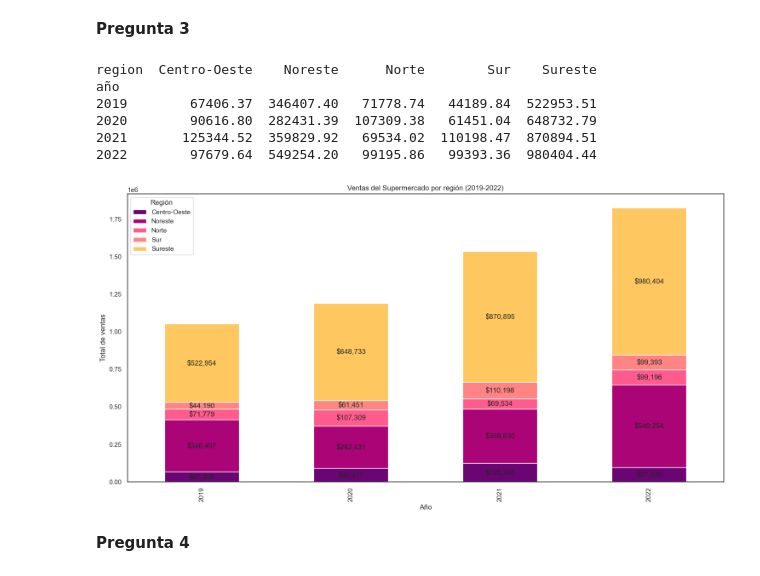
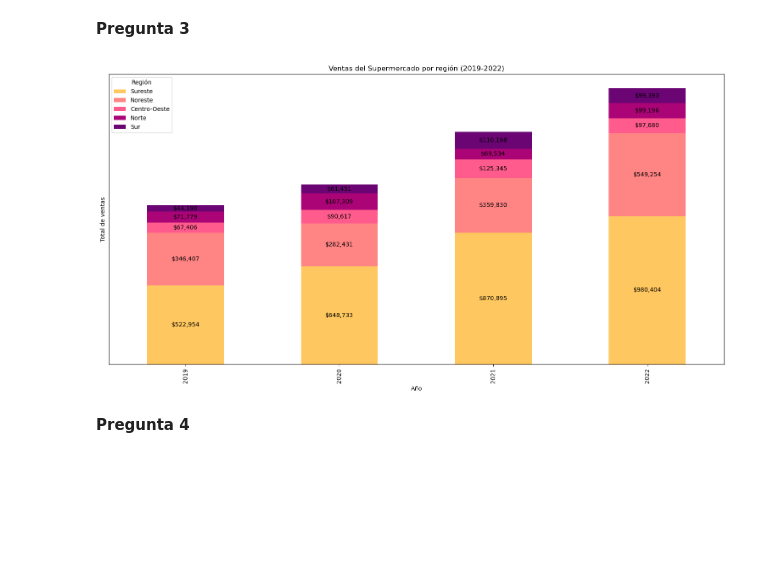
Before and after one commit to gabrielcz6/supermarketsalesanalysis, a Jupyter notebook: supermarketanalisis.ipynb, the cells around one changed output. Drawn from its saved outputs; the diff is of its cells as text; code cells hidden in the pictures; blank space fills up the shorter version.

```diff
--- a/supermarketanalisis.ipynb
+++ b/supermarketanalisis.ipynb
@@ -240,42 +240,43 @@ def pregunta_3():
     # Crear una nueva columna 'año' con solo el año de 'fecha_pedido'
     df_ventas_año_region['año'] = df_ventas_año_region['fecha_pedido'].dt.year
     # Eliminar la columna 'fecha_pedido'
     df_ventas_año_region.drop('fecha_pedido', axis=1, inplace=True)
     # Generar una tabla pivotante
     df_ventas_año_region = pd.crosstab(index=df_ventas_año_region['año'],
                                         columns=df_ventas_año_region['region'],
                                         values=df_ventas_año_region['total_venta'],
                                         aggfunc='sum')
-    print(df_ventas_año_region)
+
+    # Ordenar los valores dentro de cada fila de manera descendente
+    df_ventas_año_region = df_ventas_año_region.apply(lambda row: row.sort_values(ascending=False), axis=1)
+
+    # Ordenar las columnas por el total de cada año
+    df_ventas_año_region = df_ventas_año_region[df_ventas_año_region.sum(axis=0).sort_values(ascending=False).index]
+
     # 2. Visualización
     # Definir los colores para el gráfico de barras apiladas
-    colores = ['#6a0573', '#ab0476', '#ff5c8d', '#ff8484', '#ffc75f']
+    colores = [   '#ffc75f' ,  '#ff8484',  '#ff5c8d','#ab0476','#6a0573']
     # Crear el gráfico de barras apiladas
     ax = df_ventas_año_region.plot(kind='bar', stacked=True, figsize=(15, 8), color=colores)
     # Añadir etiquetas a cada segmento
     for container in ax.containers:
         # Convertir a texto y añadir el símbolo de $ al principio
         labels = [f"${v:,.0f}" for v in container.datavalues]
         ax.bar_label(container, label_type='center', labels=labels)
+    ax.set_yticks([])
     # Personalizar la gráfica con opciones adicionales según su imaginación
     plt.title('Ventas del Supermercado por región (2019-2022)')
     plt.xlabel('Año')
     plt.ylabel('Total de ventas')
     plt.legend(title='Región')
     plt.tight_layout()
     # Mostrar la gráfica
     plt.show()
 
 # Llamar a la función pregunta_3 para ejecutar el código
 pregunta_3()
 # %% [output]
-region  Centro-Oeste    Noreste      Norte        Sur    Sureste
-año
-2019        67406.37  346407.40   71778.74   44189.84  522953.51
-2020        90616.80  282431.39  107309.38   61451.04  648732.79
-2021       125344.52  359829.92   69534.02  110198.47  870894.51
-2022        97679.64  549254.20   99195.86   99393.36  980404.44
-[figure, old version]
+[figure, new version]
 # %% [markdown]
 **Pregunta 4**
 # %%
```
